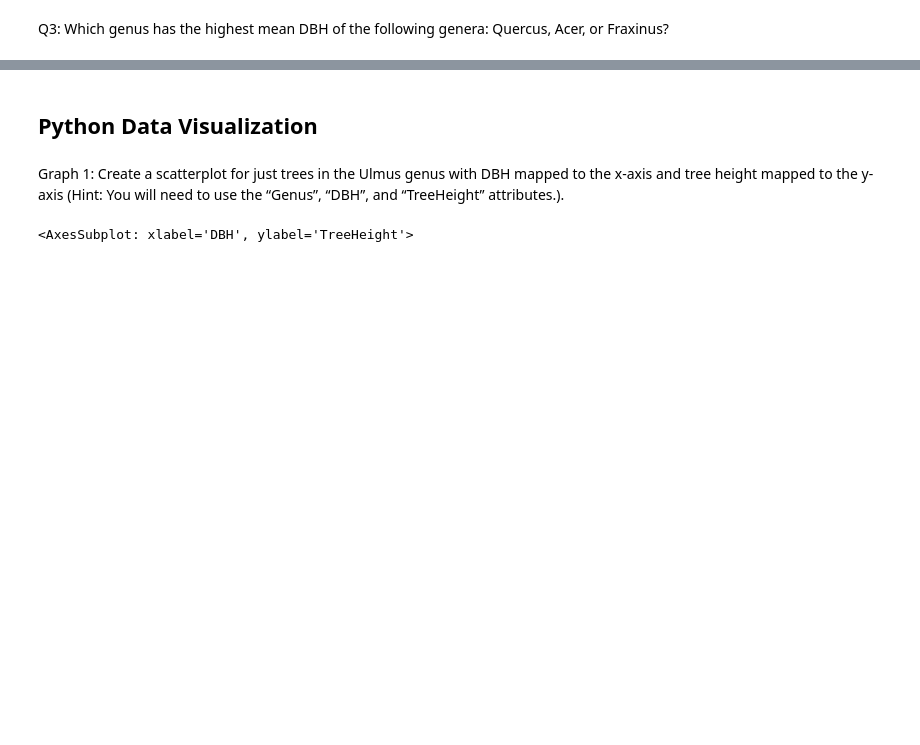
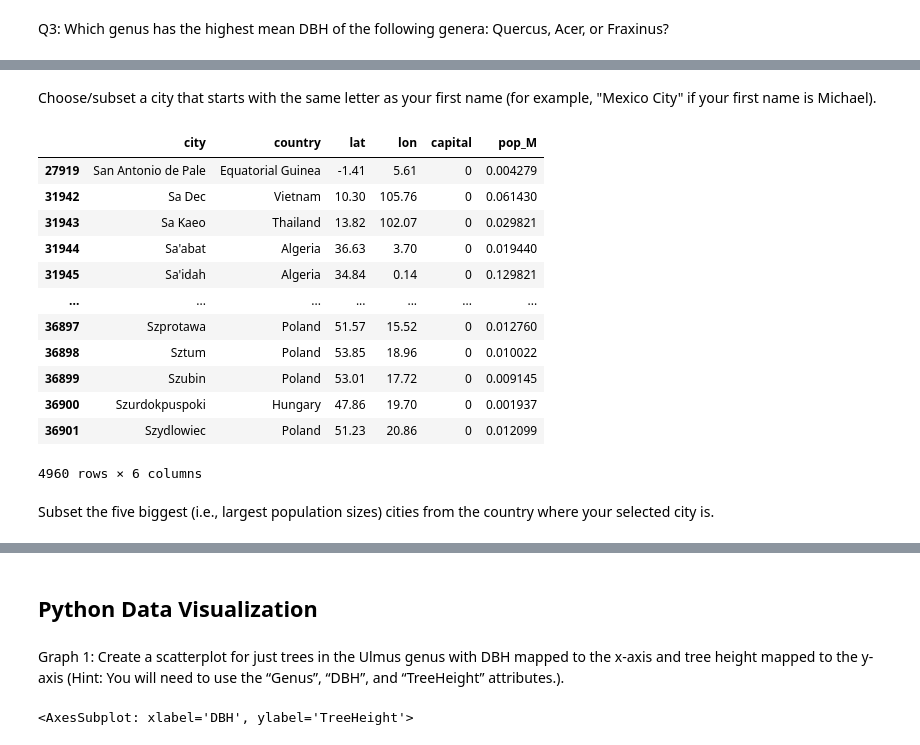
Before and after one commit to scottsouter/PY4SA23_Assignment, a Jupyter notebook: Assignment_script.ipynb, the cells around one changed output, grey strips where cells are left out. Drawn from its saved outputs; the diff is of its cells as text; code cells hidden in the pictures; blank space fills up the shorter version.

```diff
--- a/Assignment_script.ipynb
+++ b/Assignment_script.ipynb
@@ -121,0 +117,5 @@ Q3: Which genus has the highest mean DBH of the following genera: Quercus, Acer,
+# %%
+cities_df = pd.read_csv('world_cities.csv')
+# %%
+cities_df["pop_M"] = cities_df["pop"] / 1000000 # new column
+print(cities_df)
@@ -121,0 +142,4 @@ Q3: Which genus has the highest mean DBH of the following genera: Quercus, Acer,
+# %%
+subset_query = cities_df.query("pop_M > 0")[["city", "country", "lat", "lon", "capital", "pop_M"]]
+print(subset_query)
+print('')
@@ -121,0 +161,20 @@ Q3: Which genus has the highest mean DBH of the following genera: Quercus, Acer,
+# %% [markdown]
+Choose/subset a city that starts with the same letter as your first name (for example, "Mexico City" if your first name is Michael).
+# %%
+subset_query[subset_query["city"].str.startswith("S")]
+# %% [output]
+|  | city | country | lat | lon | capital | pop_M |
+| 27919 | San Antonio de Pale | Equatorial Guinea | -1.41 | 5.61 | 0 | 0.004279 |
+| 31942 | Sa Dec | Vietnam | 10.30 | 105.76 | 0 | 0.061430 |
+| 31943 | Sa Kaeo | Thailand | 13.82 | 102.07 | 0 | 0.029821 |
+| 31944 | Sa'abat | Algeria | 36.63 | 3.70 | 0 | 0.019440 |
+| 31945 | Sa'idah | Algeria | 34.84 | 0.14 | 0 | 0.129821 |
+| ... | ... | ... | ... | ... | ... | ... |
+| 36897 | Szprotawa | Poland | 51.57 | 15.52 | 0 | 0.012760 |
+| 36898 | Sztum | Poland | 53.85 | 18.96 | 0 | 0.010022 |
+| 36899 | Szubin | Poland | 53.01 | 17.72 | 0 | 0.009145 |
+| 36900 | Szurdokpuspoki | Hungary | 47.86 | 19.70 | 0 | 0.001937 |
+| 36901 | Szydlowiec | Poland | 51.23 | 20.86 | 0 | 0.012099 |
+4960 rows × 6 columns
+# %% [markdown]
+Subset the five biggest (i.e., largest population sizes) cities from the country where your selected city is.
```
Also changed, not shown: parts of 18 cells of this notebook, 2 other files.
